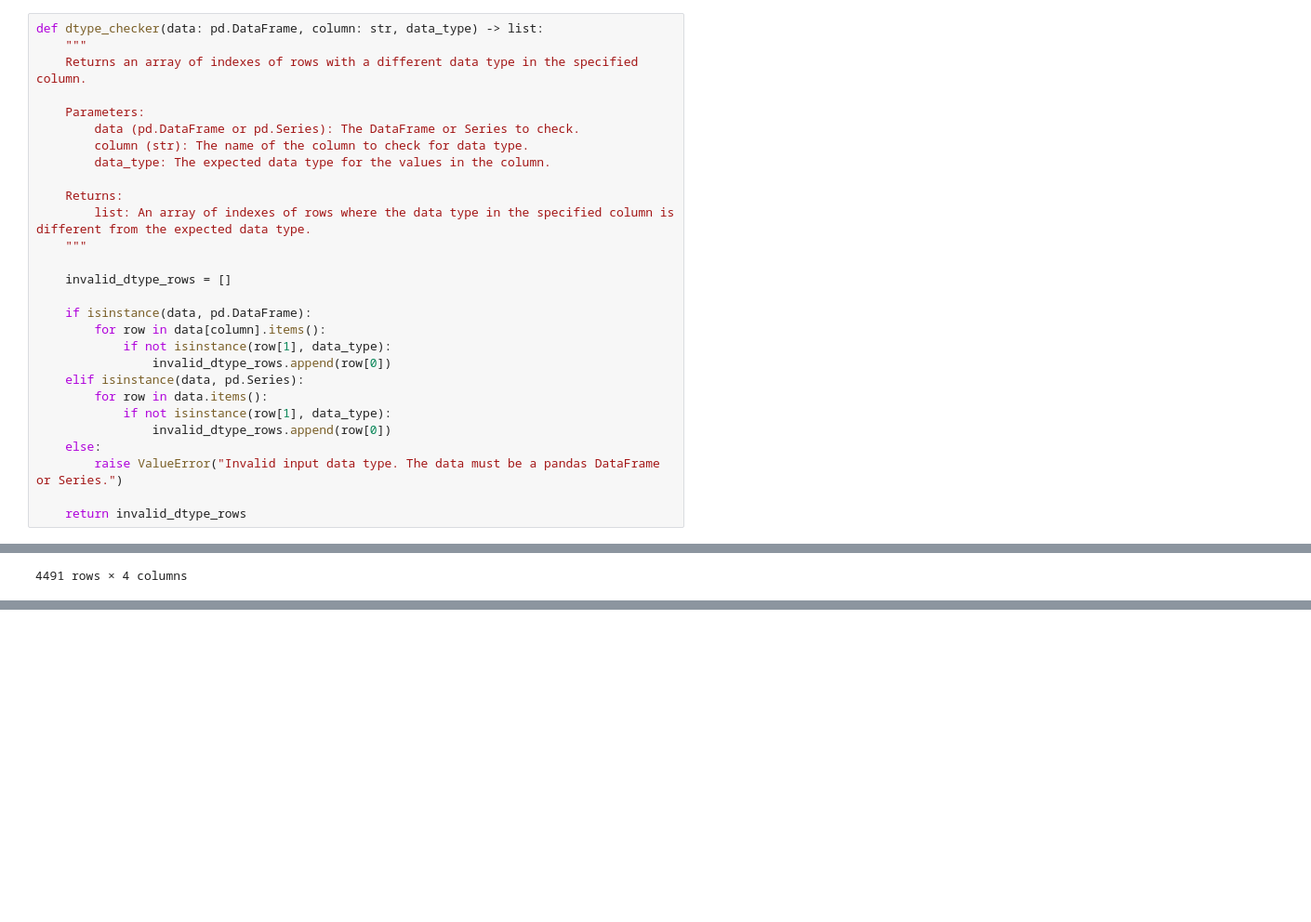
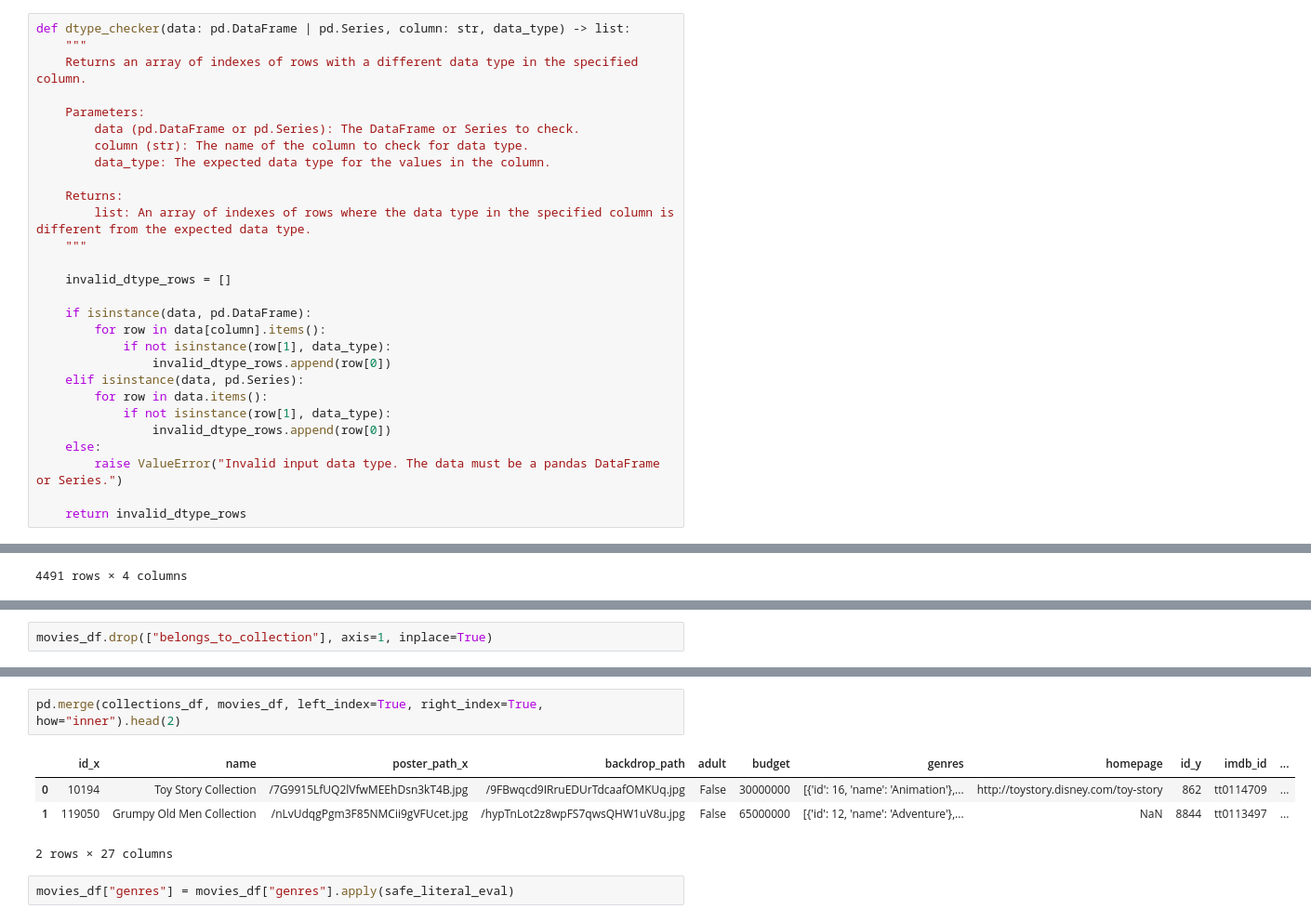
Before and after one commit to someonefrom93/PI_JUL, a Jupyter notebook: etl.ipynb, the cells around one changed output, grey strips where cells are left out. Shown: that part at 93% size. Drawn from its saved outputs; the diff is of its cells as text; blank space fills up the shorter version.

Commit message:
ETL on jupyter notebook // working on genre field // 00

```diff
--- a/etl.ipynb
+++ b/etl.ipynb
@@ -73,7 +73,7 @@ Answere: It returns the indexes of intrusive rows in the series, which it'll be
  * Have a visualization of the inconsistencies and
  * The rows position that we would like to impute them.
 # %%
-def dtype_checker(data: pd.DataFrame, column: str, data_type) -> list:
+def dtype_checker(data: pd.DataFrame | pd.Series, column: str, data_type) -> list:
     """
     Returns an array of indexes of rows with a different data type in the specified column.
 
@@ -153,3 +153,5 @@ movies_df
 | 0 | False | {'id': 10194, 'name': 'Toy Story ... | 30000000 | [{'id': 16, 'name': 'Animation'},... | http://toystory.disney.com/toy-story | 862 | tt0114709 | en | ... |
 | 1 | False | NaN | 65000000 | [{'id': 12, 'name': 'Adventure'},... | NaN | 8844 | tt0113497 | en | ... |
 2 rows × 24 columns
+# %%
+movies_df.drop(["belongs_to_collection"], axis=1, inplace=True)
@@ -155,0 +165,9 @@ movies_df
+# %%
+pd.merge(collections_df, movies_df, left_index=True, right_index=True, how="inner").head(2)
+# %% [output]
+|  | id_x | name | poster_path_x | backdrop_path | adult | budget | genres | homepage | id_y | imdb_id | ... |
+| 0 | 10194 | Toy Story Collection | /7G9915LfUQ2lVfwMEEhDsn3kT4B.jpg | /9FBwqcd9IRruEDUrTdcaafOMKUq.jpg | False | 30000000 | [{'id': 16, 'name': 'Animation'},... | http://toystory.disney.com/toy-story | 862 | tt0114709 | ... |
+| 1 | 119050 | Grumpy Old Men Collection | /nLvUdqgPgm3F85NMCii9gVFUcet.jpg | /hypTnLot2z8wpFS7qwsQHW1uV8u.jpg | False | 65000000 | [{'id': 12, 'name': 'Adventure'},... | NaN | 8844 | tt0113497 | ... |
+2 rows × 27 columns
+# %%
+movies_df["genres"] = movies_df["genres"].apply(safe_literal_eval)
```
Also changed, not shown: parts of 9 cells of this notebook.
